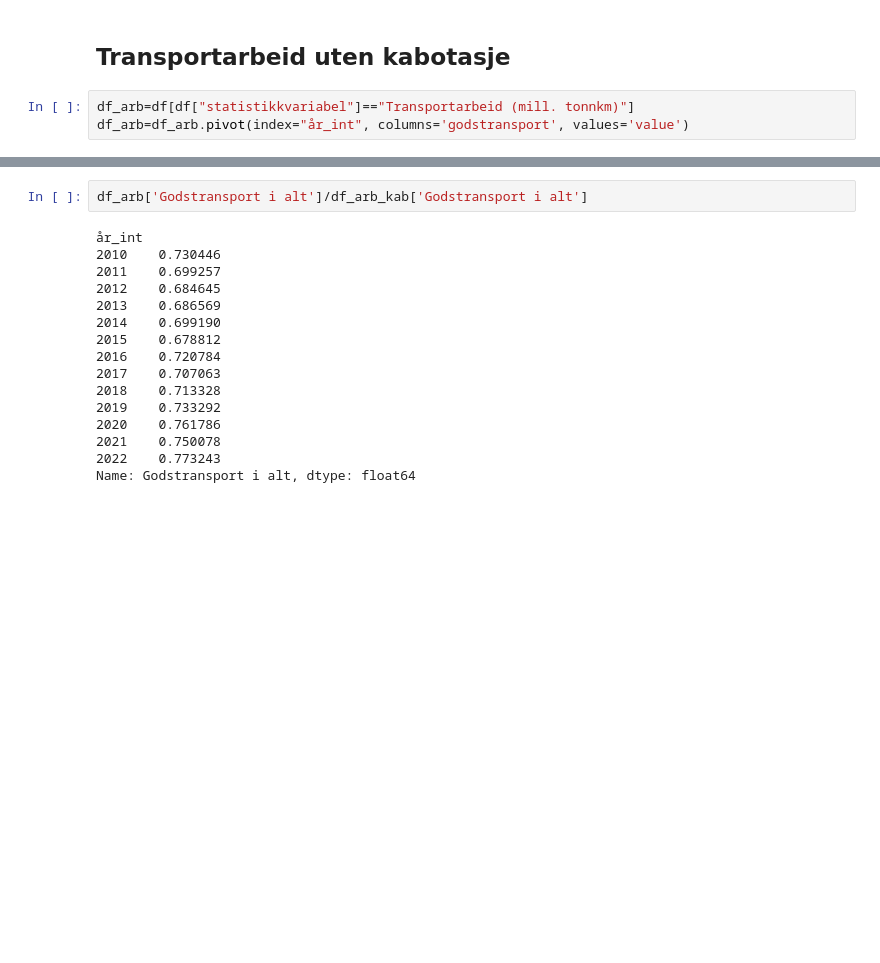
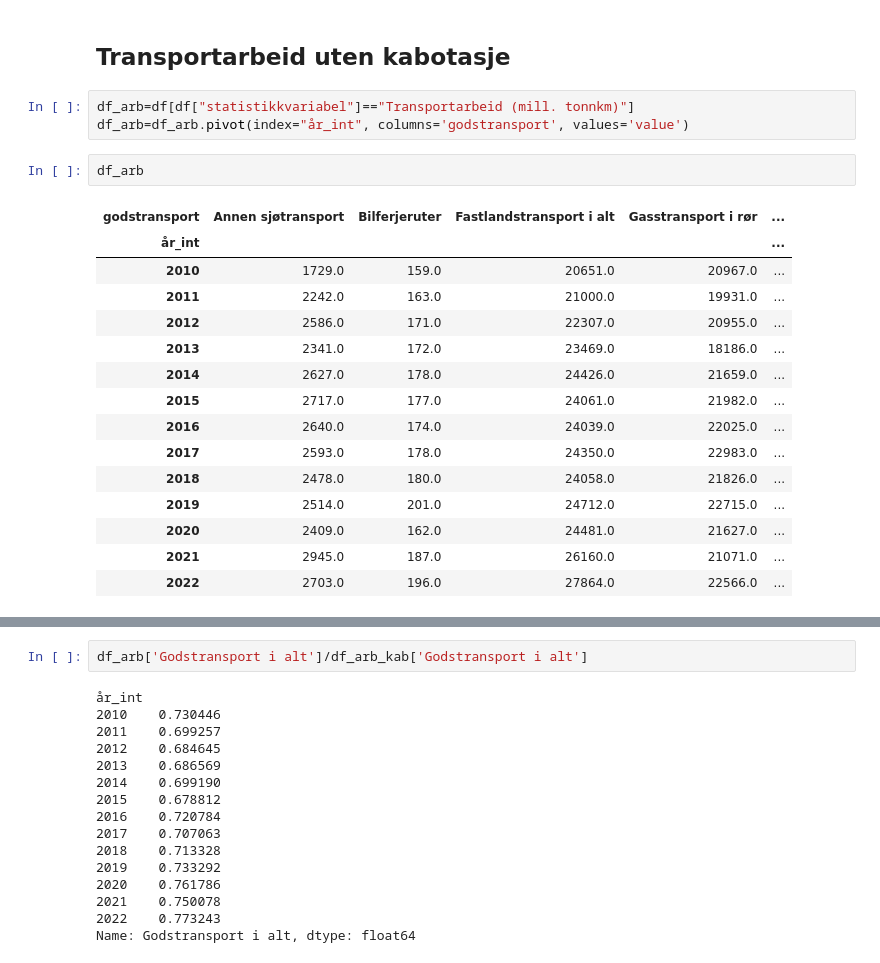
Before and after one commit to nori-parelius/InnenlandskTransport, a Jupyter notebook: transport_gods.ipynb, the cells around one changed output, grey strips where cells are left out. Cells and saved outputs as stored; diff of their text form; blank space fills up the shorter version.

```diff
--- a/transport_gods.ipynb
+++ b/transport_gods.ipynb
@@ -351,6 +351,24 @@ fig.savefig('sjo_registre.jpg')
 # %%
 df_arb=df[df["statistikkvariabel"]=="Transportarbeid (mill. tonnkm)"]
 df_arb=df_arb.pivot(index="år_int", columns='godstransport', values='value')
+# %%
+df_arb
+# %% [output]
+| godstransport | Annen sjøtransport | Bilferjeruter | Fastlandstransport i alt | Gasstransport i rør | ... |
+| år_int |  |  |  |  | ... |
+| 2010 | 1729.0 | 159.0 | 20651.0 | 20967.0 | ... |
+| 2011 | 2242.0 | 163.0 | 21000.0 | 19931.0 | ... |
+| 2012 | 2586.0 | 171.0 | 22307.0 | 20955.0 | ... |
+| 2013 | 2341.0 | 172.0 | 23469.0 | 18186.0 | ... |
+| 2014 | 2627.0 | 178.0 | 24426.0 | 21659.0 | ... |
+| 2015 | 2717.0 | 177.0 | 24061.0 | 21982.0 | ... |
+| 2016 | 2640.0 | 174.0 | 24039.0 | 22025.0 | ... |
+| 2017 | 2593.0 | 178.0 | 24350.0 | 22983.0 | ... |
+| 2018 | 2478.0 | 180.0 | 24058.0 | 21826.0 | ... |
+| 2019 | 2514.0 | 201.0 | 24712.0 | 22715.0 | ... |
+| 2020 | 2409.0 | 162.0 | 24481.0 | 21627.0 | ... |
+| 2021 | 2945.0 | 187.0 | 26160.0 | 21071.0 | ... |
+| 2022 | 2703.0 | 196.0 | 27864.0 | 22566.0 | ... |
 # %%
 fig, ax = plt.subplots(1,1)
 colors=['#008b8b','#d95f02', '#7570b3', '#1b9e77', '#e7298a']
```
Also changed, not shown: parts of 5 cells of this notebook, 16 other files.
